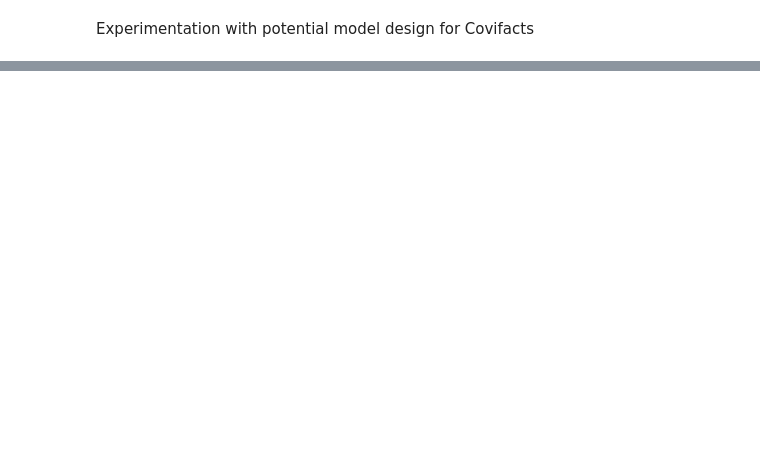
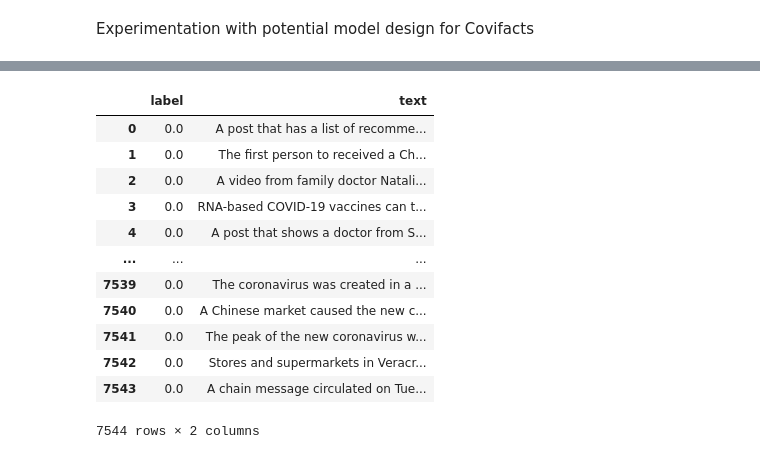
Before and after one commit to sebswU/coviFacts, a Jupyter notebook: botTrainer.ipynb, the cells around one changed output, grey strips where cells are left out. Saved outputs shown, nothing was run; the diff lists cells and outputs as text; code cells hidden in the pictures; blank space fills up the shorter version.

```diff
--- a/botTrainer.ipynb
+++ b/botTrainer.ipynb
@@ -151,0 +464,8 @@ NameError: ignored
+# %%
+os.chdir('/content/drive/My Drive/archive (1)')
+import pandas as pd
+databox = pd.DataFrame(pd.read_csv('news_articles.csv'))
+more_false_data = pd.DataFrame(pd.read_csv('poynter_data.csv'))
+esocData = pd.DataFrame(pd.read_csv('esoc.csv'))
+nlmData = pd.DataFrame(pd.read_csv('ids.csv'))
+trueorfalsenlm = pd.DataFrame(pd.read_csv('VaxMisinfoData.csv'))
@@ -151,0 +494,18 @@ NameError: ignored
+# %%
+more_false_data.head()
+more_false_data['label'] = float(0)
+more_false_data
+# %% [output]
+|  | label | text |
+| 0 | 0.0 | A post that has a list of recomme... |
+| 1 | 0.0 | The first person to received a Ch... |
+| 2 | 0.0 | A video from family doctor Natali... |
+| 3 | 0.0 | RNA-based COVID-19 vaccines can t... |
+| 4 | 0.0 | A post that shows a doctor from S... |
+| ... | ... | ... |
+| 7539 | 0.0 | The coronavirus was created in a ... |
+| 7540 | 0.0 | A Chinese market caused the new c... |
+| 7541 | 0.0 | The peak of the new coronavirus w... |
+| 7542 | 0.0 | Stores and supermarkets in Veracr... |
+| 7543 | 0.0 | A chain message circulated on Tue... |
+7544 rows × 2 columns
```
Also changed, not shown: parts of 65 cells of this notebook.
